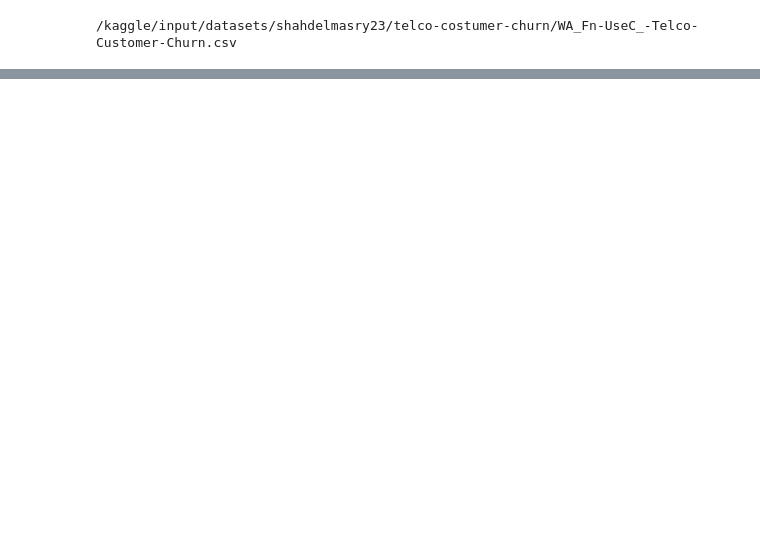
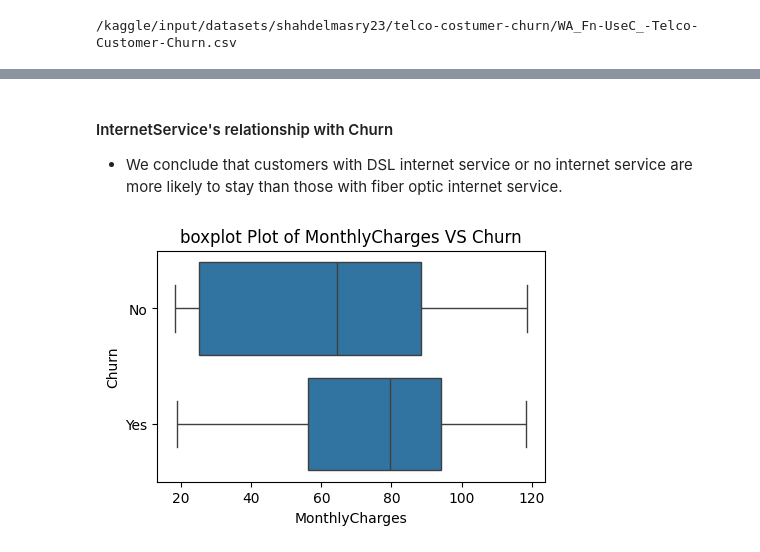
Before and after one commit to shahdelmasry12/AI-Machine-Learning, a Jupyter notebook: customer-churn-classification.ipynb, the cells around one changed output, grey strips where cells are left out. Saved outputs shown, nothing was run; the diff lists cells and outputs as text; code cells hidden in the pictures; blank space fills up the shorter version.

```diff
--- a/customer-churn-classification.ipynb
+++ b/customer-churn-classification.ipynb
@@ -26,0 +270,13 @@ import kagglehub
+# %% [markdown]
+#### InternetService's relationship with Churn
+  * We conclude that customers with DSL internet service or no internet service are more likely to stay than those with fiber optic internet service.
+# %%
+# MonthlyCharges compares customers who quit and those who did not. By using Box Plot Because of comparing a numerical variable between categories
+plt.figure(figsize=(5, 3))
+sns.boxplot(x=df["MonthlyCharges"], y=df["Churn"])
+plt.title("boxplot Plot of MonthlyCharges VS Churn")
+plt.xlabel("MonthlyCharges")
+plt.ylabel("Churn")
+plt.show()
+# %% [output]
+[figure, added]
```
Also changed, not shown: parts of 22 cells of this notebook.
